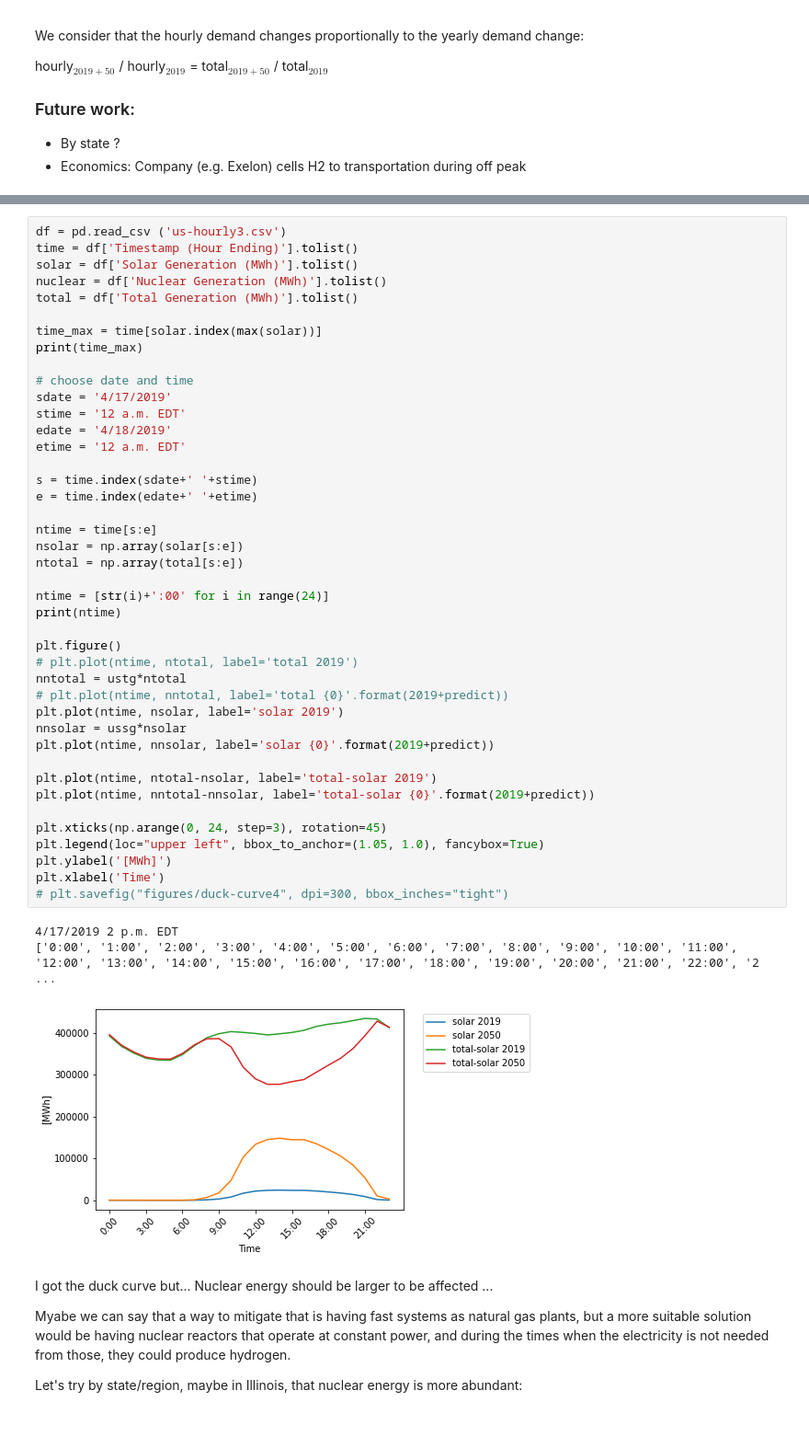
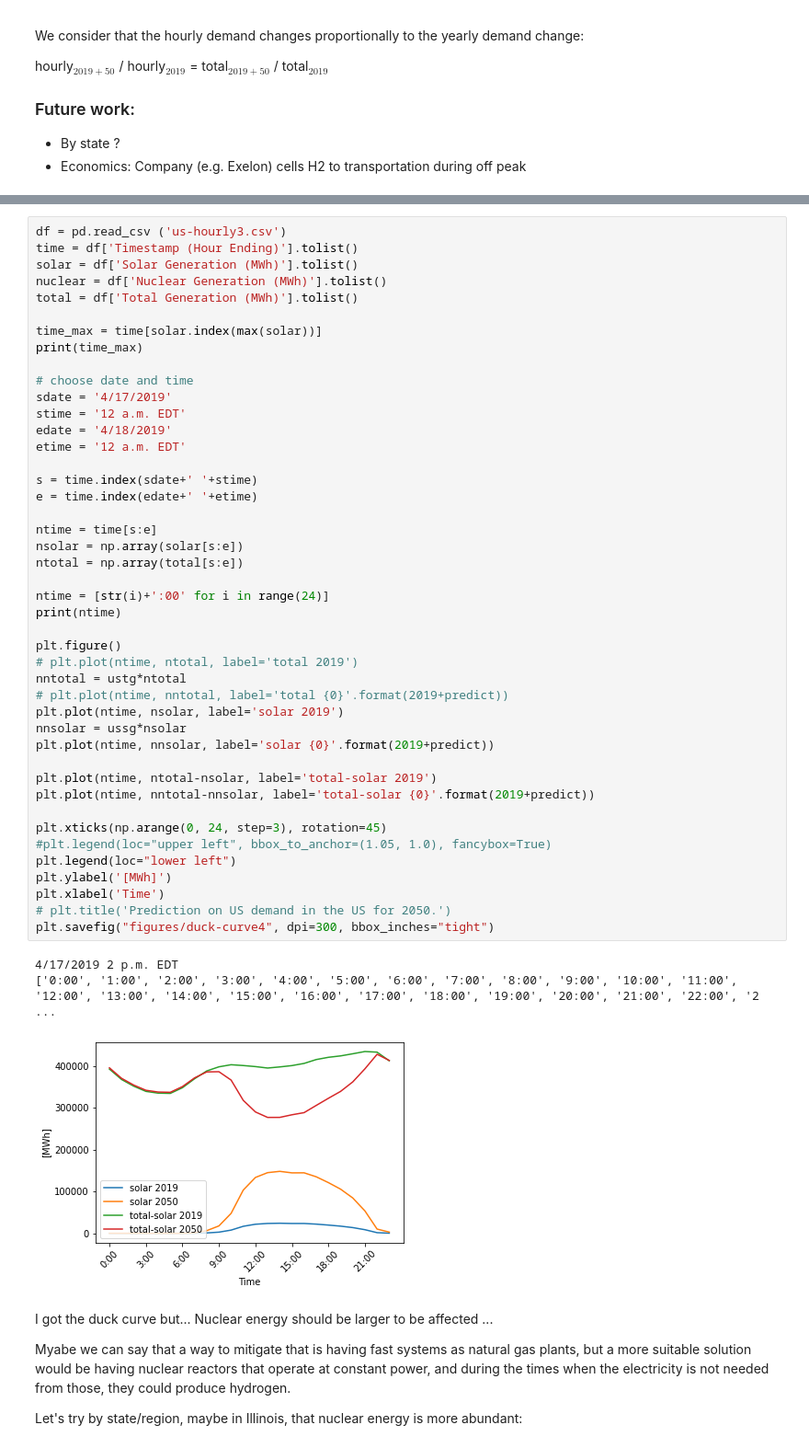
Before and after one commit to robfairh/npre412-project, a Jupyter notebook: fuel-demand.ipynb, the cells around one changed output, grey strips where cells are left out. Shown at 92% size. Drawn from its saved outputs; the diff is of its cells as text.

```diff
--- a/fuel-demand.ipynb
+++ b/fuel-demand.ipynb
@@ -398,36 +406,38 @@ stime = '12 a.m. EDT'
 edate = '4/18/2019'
 etime = '12 a.m. EDT'
 
 s = time.index(sdate+' '+stime)
 e = time.index(edate+' '+etime)
 
 ntime = time[s:e]
 nsolar = np.array(solar[s:e])
 ntotal = np.array(total[s:e])
 
 ntime = [str(i)+':00' for i in range(24)]
 print(ntime)
 
 plt.figure()
 # plt.plot(ntime, ntotal, label='total 2019')
 nntotal = ustg*ntotal
 # plt.plot(ntime, nntotal, label='total {0}'.format(2019+predict))
 plt.plot(ntime, nsolar, label='solar 2019')
 nnsolar = ussg*nsolar
 plt.plot(ntime, nnsolar, label='solar {0}'.format(2019+predict))
 
 plt.plot(ntime, ntotal-nsolar, label='total-solar 2019')
 plt.plot(ntime, nntotal-nnsolar, label='total-solar {0}'.format(2019+predict))
 
 plt.xticks(np.arange(0, 24, step=3), rotation=45)
-plt.legend(loc="upper left", bbox_to_anchor=(1.05, 1.0), fancybox=True)
+#plt.legend(loc="upper left", bbox_to_anchor=(1.05, 1.0), fancybox=True)
+plt.legend(loc="lower left")
 plt.ylabel('[MWh]')
 plt.xlabel('Time')
-# plt.savefig("figures/duck-curve4", dpi=300, bbox_inches="tight")
+# plt.title('Prediction on US demand in the US for 2050.')
+plt.savefig("figures/duck-curve4", dpi=300, bbox_inches="tight")
 # %% [output]
 4/17/2019 2 p.m. EDT
 ['0:00', '1:00', '2:00', '3:00', '4:00', '5:00', '6:00', '7:00', '8:00', '9:00', '10:00', '11:00', '12:00', '13:00', '14:00', '15:00', '16:00', '17:00', '18:00', '19:00', '20:00', '21:00', '22:00', '2 ...
-[figure, old version]
+[figure, new version]
 # %% [markdown]
 I got the duck curve but...
 Nuclear energy should be larger to be affected ...
```
Also changed, not shown: parts of 3 cells of this notebook, 22 other files.
